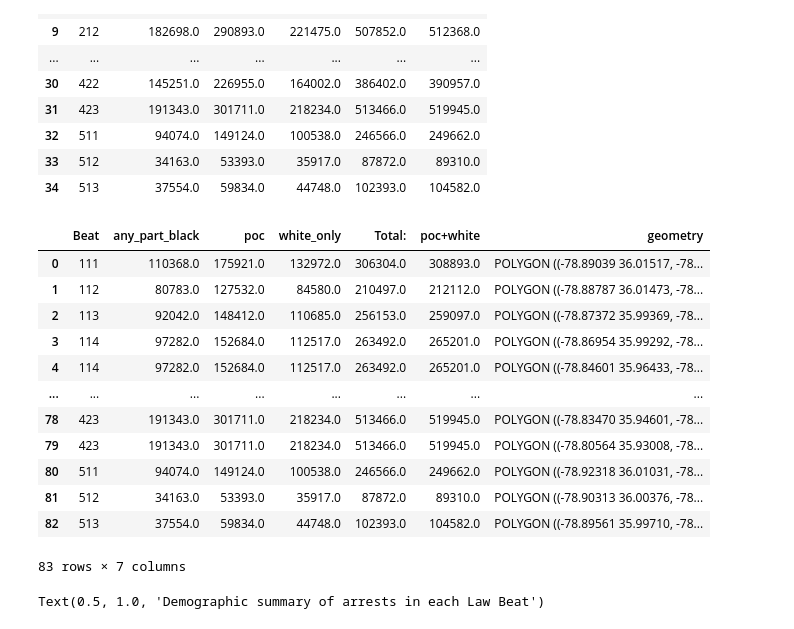
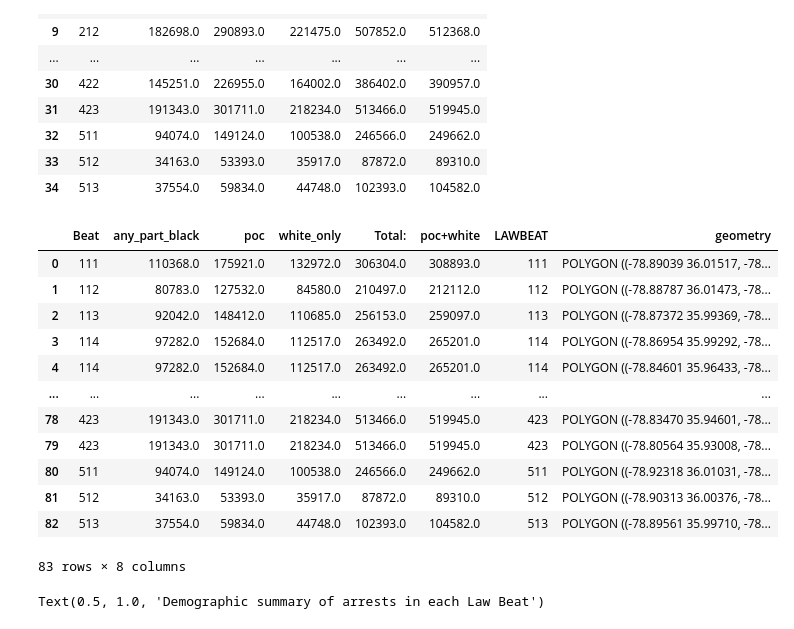
Before and after one commit to clarissaache/Small-Town-Policing-Accountability-Data-2022, a Jupyter notebook: 30 Spatial Mapping/geo_analysis_arrests.ipynb, the cells around one changed output. Saved outputs shown, nothing was run; the diff lists cells and outputs as text; code cells hidden in the pictures.

```diff
--- a/30 Spatial Mapping/geo_analysis_arrests.ipynb
+++ b/30 Spatial Mapping/geo_analysis_arrests.ipynb
@@ -6,12 +6,13 @@ import warnings
 %config InlineBackend.figure_format = 'retina'
 
 #reading in shapefile of durham county police beats
-beats = gpd.read_file("/Users/morganbernstein/Desktop/Data+/filtered_beats/filtered_beats.shp")
+beats = gpd.read_file("/Users/clarissaache/Documents/Data+/filtered_beats/filtered_beats.shp")
+durhamblockmap = gpd.read_file('/Users/clarissaache/Documents/Data+/Small-Town-Policing-Accountability-Data-2022/DurhamBlockMap/DurhamBlockMap.shp')
 
 #reading in csv files of the clean data and one with the longitude and latitude coordinates
 #clean02 = pd.read_csv("/Users/clarissaache/Documents/Data+/SToPAGetDurhamData/10 Clean Data/clean02.csv")
 #long_lat = pd.read_csv("/Users/clarissaache/Documents/Data+/SToPAGetDurhamData/30 Spatial Mapping/latitude_longitude.csv")
-full = pd.read_csv("/Users/morganbernstein/Desktop/DATA+/SToPAGetDurhamData/10 Clean Data/with_beats.csv", low_memory=False)
+full = pd.read_csv("/Users/clarissaache/Documents/Data+/Small-Town-Policing-Accountability-Data-2022/10 Clean Data/with_beats.csv", low_memory=False)
 # %%
 full.loc[full["race"] == "O", "race"] = "U"
 # %%
@@ -381,22 +401,22 @@ demo_beats
 | 34 | 513 | 37554.0 | 59834.0 | 44748.0 | 102393.0 | 104582.0 |
 # %%
 # get geometry column of the beat
-demo_beats_geo = pd.merge(demo_beats, beats[['Beat', 'geometry']], validate='1:m')
+demo_beats_geo = pd.merge(demo_beats, beats[['LAWBEAT', 'geometry']], left_on='Beat', right_on='LAWBEAT', validate='1:m')
 demo_beats_geo
 # %% [output]
-|  | Beat | any_part_black | poc | white_only | Total: | poc+white | geometry |
-| 0 | 111 | 110368.0 | 175921.0 | 132972.0 | 306304.0 | 308893.0 | POLYGON ((-78.89039 36.01517, -78... |
-| 1 | 112 | 80783.0 | 127532.0 | 84580.0 | 210497.0 | 212112.0 | POLYGON ((-78.88787 36.01473, -78... |
-| 2 | 113 | 92042.0 | 148412.0 | 110685.0 | 256153.0 | 259097.0 | POLYGON ((-78.87372 35.99369, -78... |
-| 3 | 114 | 97282.0 | 152684.0 | 112517.0 | 263492.0 | 265201.0 | POLYGON ((-78.86954 35.99292, -78... |
-| 4 | 114 | 97282.0 | 152684.0 | 112517.0 | 263492.0 | 265201.0 | POLYGON ((-78.84601 35.96433, -78... |
-| ... | ... | ... | ... | ... | ... | ... | ... |
-| 78 | 423 | 191343.0 | 301711.0 | 218234.0 | 513466.0 | 519945.0 | POLYGON ((-78.83470 35.94601, -78... |
-| 79 | 423 | 191343.0 | 301711.0 | 218234.0 | 513466.0 | 519945.0 | POLYGON ((-78.80564 35.93008, -78... |
-| 80 | 511 | 94074.0 | 149124.0 | 100538.0 | 246566.0 | 249662.0 | POLYGON ((-78.92318 36.01031, -78... |
-| 81 | 512 | 34163.0 | 53393.0 | 35917.0 | 87872.0 | 89310.0 | POLYGON ((-78.90313 36.00376, -78... |
-| 82 | 513 | 37554.0 | 59834.0 | 44748.0 | 102393.0 | 104582.0 | POLYGON ((-78.89561 35.99710, -78... |
+|  | Beat | any_part_black | poc | white_only | Total: | poc+white | LAWBEAT | geometry |
+| 0 | 111 | 110368.0 | 175921.0 | 132972.0 | 306304.0 | 308893.0 | 111 | POLYGON ((-78.89039 36.01517, -78... |
+| 1 | 112 | 80783.0 | 127532.0 | 84580.0 | 210497.0 | 212112.0 | 112 | POLYGON ((-78.88787 36.01473, -78... |
+| 2 | 113 | 92042.0 | 148412.0 | 110685.0 | 256153.0 | 259097.0 | 113 | POLYGON ((-78.87372 35.99369, -78... |
+| 3 | 114 | 97282.0 | 152684.0 | 112517.0 | 263492.0 | 265201.0 | 114 | POLYGON ((-78.86954 35.99292, -78... |
+| 4 | 114 | 97282.0 | 152684.0 | 112517.0 | 263492.0 | 265201.0 | 114 | POLYGON ((-78.84601 35.96433, -78... |
+| ... | ... | ... | ... | ... | ... | ... | ... | ... |
+| 78 | 423 | 191343.0 | 301711.0 | 218234.0 | 513466.0 | 519945.0 | 423 | POLYGON ((-78.83470 35.94601, -78... |
+| 79 | 423 | 191343.0 | 301711.0 | 218234.0 | 513466.0 | 519945.0 | 423 | POLYGON ((-78.80564 35.93008, -78... |
+| 80 | 511 | 94074.0 | 149124.0 | 100538.0 | 246566.0 | 249662.0 | 511 | POLYGON ((-78.92318 36.01031, -78... |
+| 81 | 512 | 34163.0 | 53393.0 | 35917.0 | 87872.0 | 89310.0 | 512 | POLYGON ((-78.90313 36.00376, -78... |
+| 82 | 513 | 37554.0 | 59834.0 | 44748.0 | 102393.0 | 104582.0 | 513 | POLYGON ((-78.89561 35.99710, -78... |
-83 rows × 7 columns
+83 rows × 8 columns
 # %%
 import matplotlib.pyplot as plt
 
```
Also changed, not shown: parts of 18 cells of this notebook, 2 other files.
